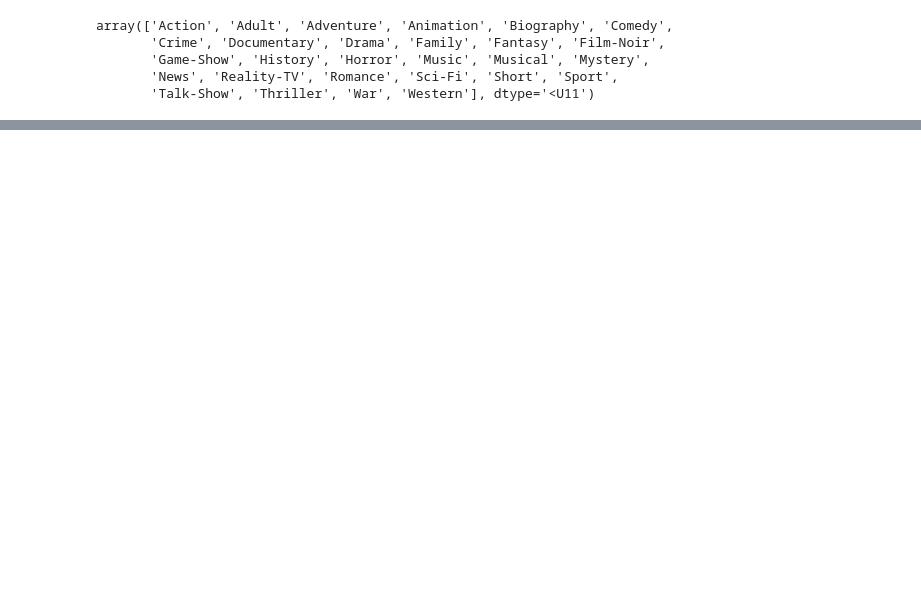
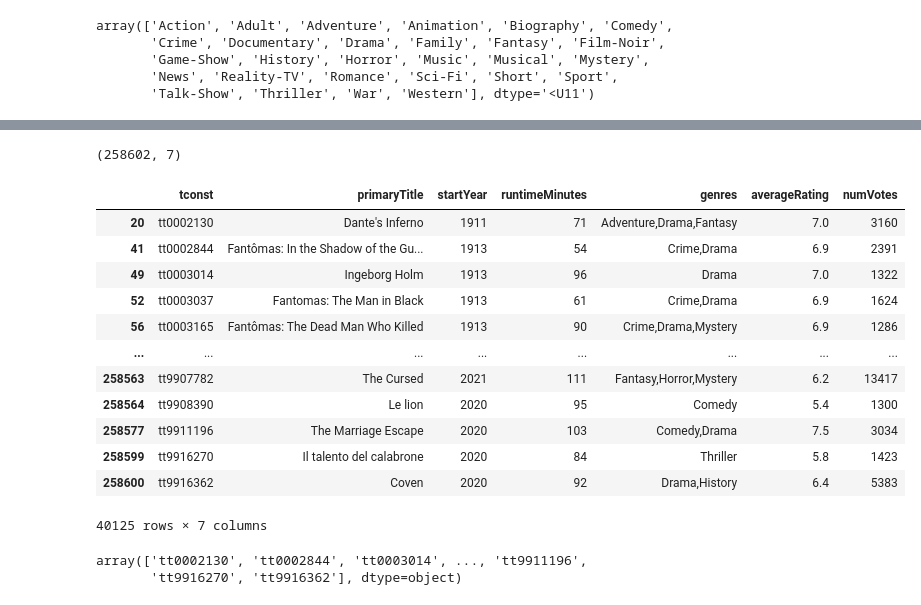
Before and after one commit to jacksonns/IMBD-Data-Visualization, a Jupyter notebook: data/imbd_data.ipynb, the cells around one changed output, grey strips where cells are left out. Cells and saved outputs as stored; diff of their text form; code cells hidden in the pictures; blank space fills up the shorter version.

```diff
--- a/data/imbd_data.ipynb
+++ b/data/imbd_data.ipynb
@@ -159,0 +161,5 @@ Text(0.5, 1.0, 'Distribuição de gêneros dos filmes')
+# %%
+movies = pd.read_csv('title.basics.tsv', sep='\t')
+movies = movies.query(" titleType == 'movie' ")
+movies = movies[['tconst', 'primaryTitle', 'startYear', 'runtimeMinutes', 'genres']]
+movies.head()
@@ -159,0 +173,7 @@ Text(0.5, 1.0, 'Distribuição de gêneros dos filmes')
+# %%
+movies.replace('\\N', np.nan, inplace=True)
+movies.dropna(inplace=True)
+movies['startYear'] = movies['startYear'].astype(int)
+# %%
+ratings = pd.read_csv('title.ratings.tsv', sep='\t')
+ratings.head()
@@ -159,0 +187,3 @@ Text(0.5, 1.0, 'Distribuição de gêneros dos filmes')
+# %%
+movies = pd.merge(movies, ratings, on='tconst')
+movies.head()
@@ -159,0 +197,20 @@ Text(0.5, 1.0, 'Distribuição de gêneros dos filmes')
+# %%
+movies.shape
+# %% [output]
+(258602, 7)
+# %%
+movies[(movies['numVotes'] > 1000)]
+# %% [output]
+|  | tconst | primaryTitle | startYear | runtimeMinutes | genres | averageRating | numVotes |
+| 20 | tt0002130 | Dante's Inferno | 1911 | 71 | Adventure,Drama,Fantasy | 7.0 | 3160 |
+| 41 | tt0002844 | Fantômas: In the Shadow of the Gu... | 1913 | 54 | Crime,Drama | 6.9 | 2391 |
+| 49 | tt0003014 | Ingeborg Holm | 1913 | 96 | Drama | 7.0 | 1322 |
+| 52 | tt0003037 | Fantomas: The Man in Black | 1913 | 61 | Crime,Drama | 6.9 | 1624 |
+| 56 | tt0003165 | Fantômas: The Dead Man Who Killed | 1913 | 90 | Crime,Drama,Mystery | 6.9 | 1286 |
+| ... | ... | ... | ... | ... | ... | ... | ... |
+| 258563 | tt9907782 | The Cursed | 2021 | 111 | Fantasy,Horror,Mystery | 6.2 | 13417 |
+| 258564 | tt9908390 | Le lion | 2020 | 95 | Comedy | 5.4 | 1300 |
+| 258577 | tt9911196 | The Marriage Escape | 2020 | 103 | Comedy,Drama | 7.5 | 3034 |
+| 258599 | tt9916270 | Il talento del calabrone | 2020 | 84 | Thriller | 5.8 | 1423 |
+| 258600 | tt9916362 | Coven | 2020 | 92 | Drama,History | 6.4 | 5383 |
+40125 rows × 7 columns
@@ -159,0 +219,7 @@ Text(0.5, 1.0, 'Distribuição de gêneros dos filmes')
+# %%
+# Obtendo identificadores dos filmes
+movies_ids = movies['tconst'].values
+movies_ids
+# %% [output]
+array(['tt0002130', 'tt0002844', 'tt0003014', ..., 'tt9911196',
+       'tt9916270', 'tt9916362'], dtype=object)
```
Also changed, not shown: parts of 35 cells of this notebook, 5 other files.
